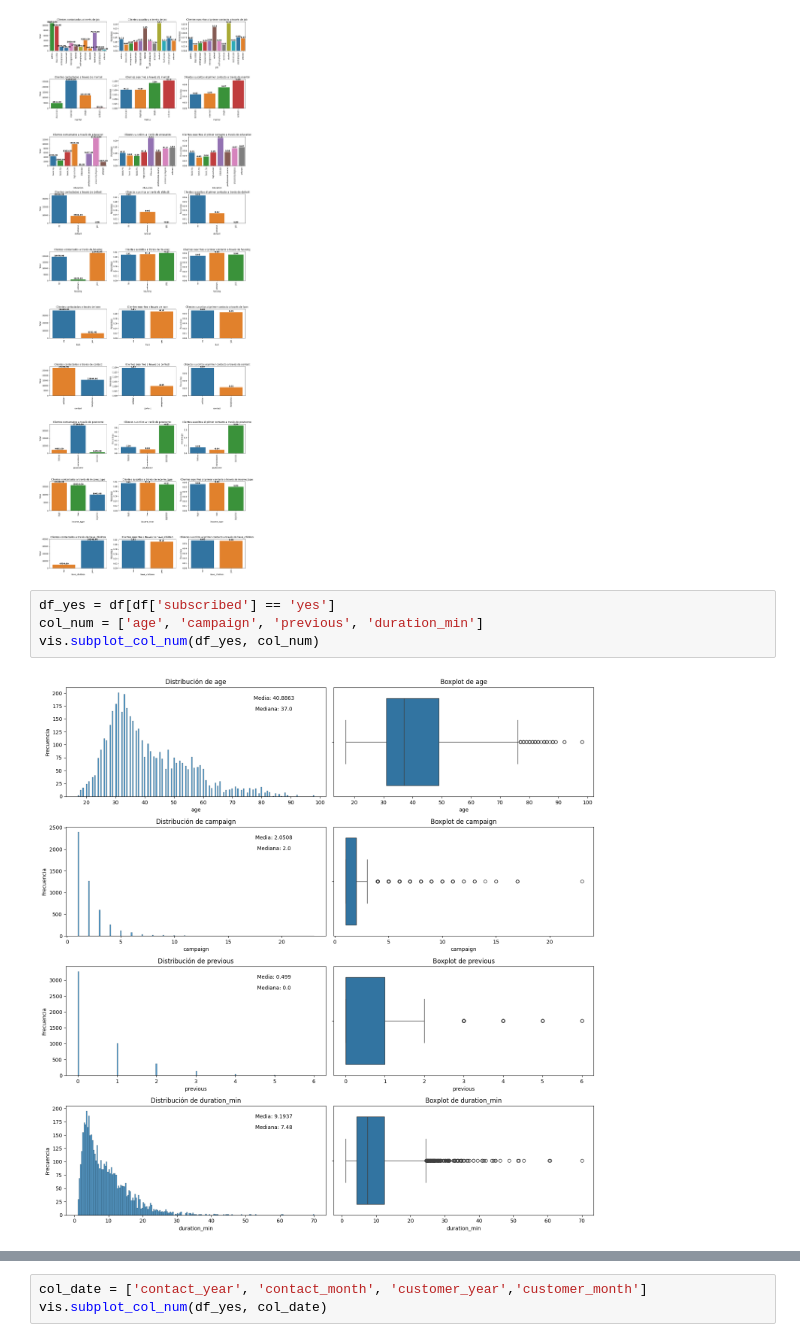
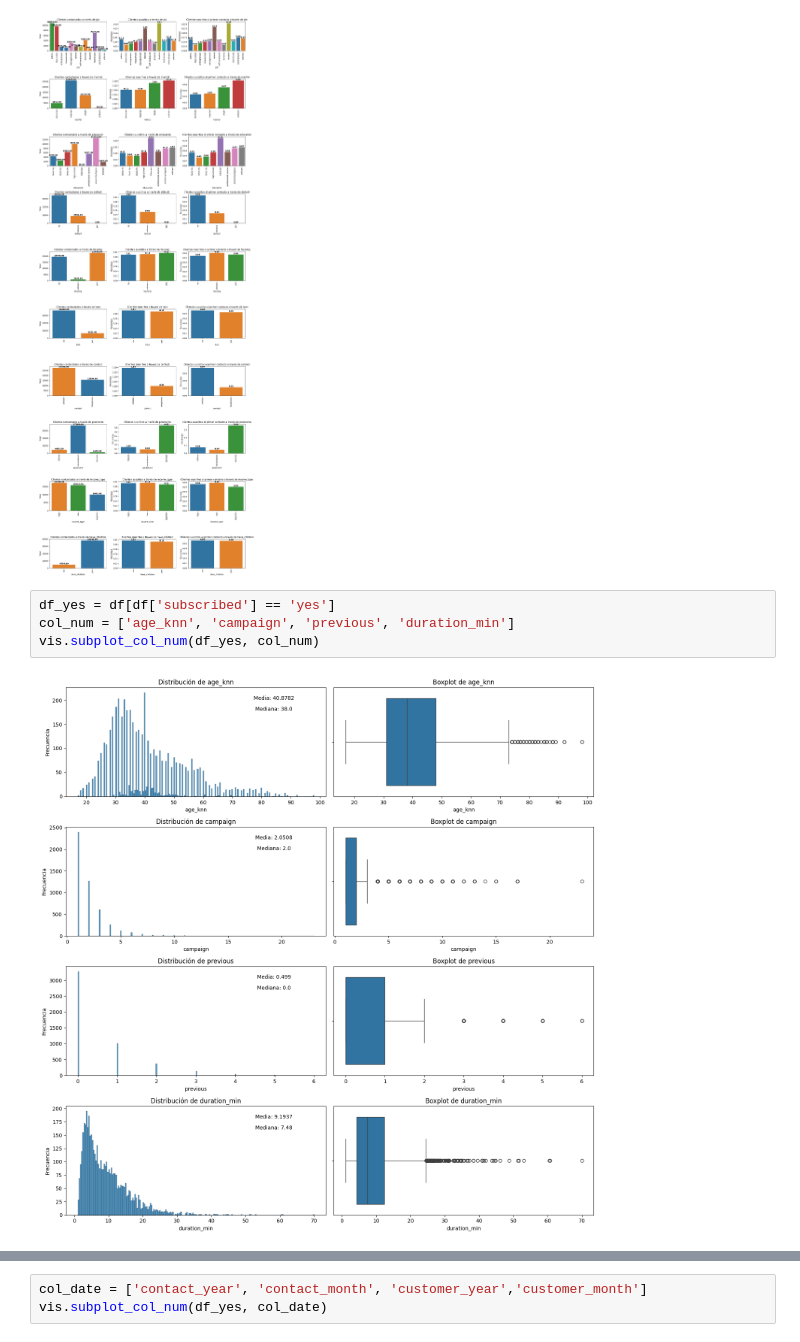
Before and after one commit to SergioSalm/DataProject_ProyectoEDAConPython, a Jupyter notebook: jupyters/5-marketing.ipynb, the cells around one changed output, grey strips where cells are left out. Drawn from its saved outputs; the diff is of its cells as text.

```diff
--- a/jupyters/5-marketing.ipynb
+++ b/jupyters/5-marketing.ipynb
@@ -42,7 +42,7 @@ vis.barplot_compareCat(df, 'subscribed', 'FCR', columnas)
 [figure]
 # %%
 df_yes = df[df['subscribed'] == 'yes']
-col_num = ['age', 'campaign', 'previous', 'duration_min']
+col_num = ['age_knn', 'campaign', 'previous', 'duration_min']
 vis.subplot_col_num(df_yes, col_num)
 # %% [output]
-[figure, old version]
+[figure, new version]
```
Also changed, not shown: parts of 3 cells of this notebook, 10 other files.
